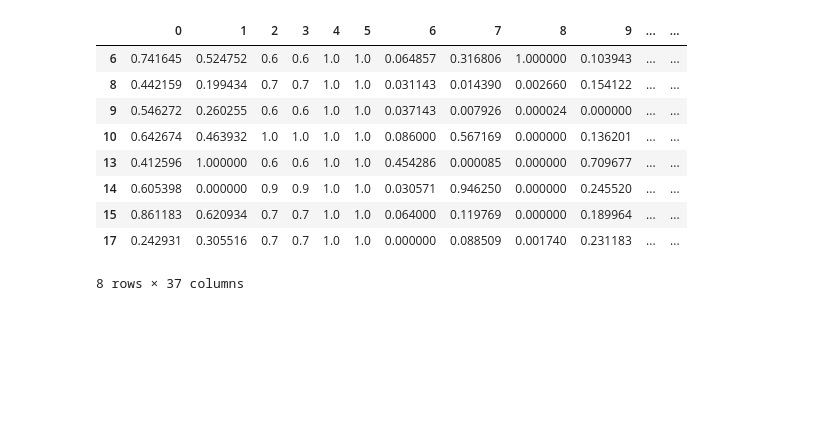
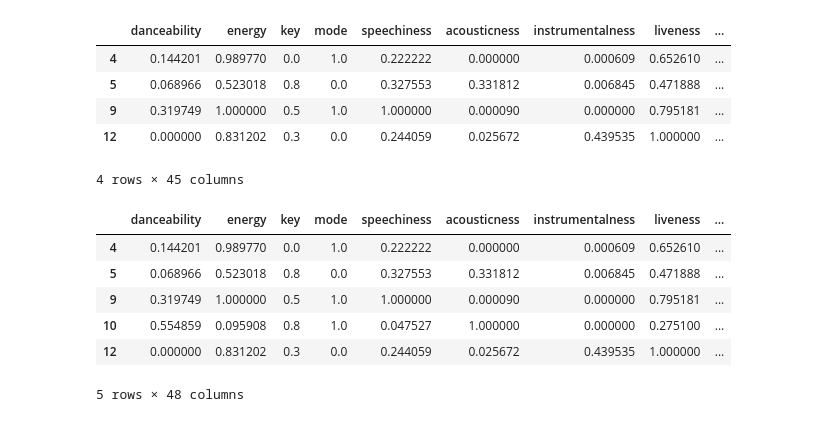
Before and after one commit to sakshijawarani/sys6018-final-project, a Jupyter notebook: gettingdata.ipynb, the cells around one changed output. Cells and saved outputs as stored; diff of their text form; code cells hidden in the pictures; blank space fills up the shorter version.

```diff
--- a/gettingdata.ipynb
+++ b/gettingdata.ipynb
@@ -142,6 +150,6 @@ for lyr in sample.text:
 # %%
 # Naimg the columns in wv to 1-wv_dimension
 req_cols = list(range(wv_dimension))
-wv_df = pd.DataFrame(wv[:1000])[req_cols]
+wv_df = pd.DataFrame(wv)[req_cols]
 wv_df['song'] = sample['song']
 # %%
@@ -157,3 +168,5 @@ df_all = df_all[df_all['trackid'] != 'NA']
+# %%
+df_all.reset_index(inplace=True, drop=True)
 # %%
 # Get a list of column in the consolidated dataframe
 cols = list(df_all.columns)
@@ -179,6 +189,7 @@ x_scaled = min_max_scaler.fit_transform(x)
 df = pd.DataFrame(x_scaled)
 
 # Adding song and artist to the scaled dataframe
+df.columns = cols
 df['song'] = df_all['song']
 df['artist'] = df_all['artist']
 # %%
@@ -201,7 +224,14 @@ cluster.fit_predict(df[dfcols])
 
 df.label=cluster.labels_
 # %%
-df[df.label==0]
+df[df.label==1]
+# %% [output]
+|  | danceability | energy | key | mode | speechiness | acousticness | instrumentalness | liveness | ... |
+| 4 | 0.144201 | 0.989770 | 0.0 | 1.0 | 0.222222 | 0.000000 | 0.000609 | 0.652610 | ... |
+| 5 | 0.068966 | 0.523018 | 0.8 | 0.0 | 0.327553 | 0.331812 | 0.006845 | 0.471888 | ... |
+| 9 | 0.319749 | 1.000000 | 0.5 | 1.0 | 1.000000 | 0.000090 | 0.000000 | 0.795181 | ... |
+| 12 | 0.000000 | 0.831202 | 0.3 | 0.0 | 0.244059 | 0.025672 | 0.439535 | 1.000000 | ... |
+4 rows × 45 columns
 # %%
 # Getting sentiment for the sample
 from vaderSentiment.vaderSentiment import SentimentIntensityAnalyzer
@@ -236,20 +266,17 @@ df_with_sentiment['artist'] = df_all['artist']
 # %%
 from sklearn.cluster import AgglomerativeClustering
 
-cluster = AgglomerativeClustering(n_clusters=5, affinity='euclidean', linkage='ward')
+cluster = AgglomerativeClustering(n_clusters=3, affinity='euclidean', linkage='ward')
 cluster.fit_predict(df_with_sentiment[dfcols + ['positive', 'negative', 'neutral', 'compound']])
 
 df_with_sentiment.label=cluster.labels_
 # %%
-df[df.label==0]
+df_with_sentiment[df_with_sentiment.label==0]
 # %% [output]
-|  | 0 | 1 | 2 | 3 | 4 | 5 | 6 | 7 | 8 | 9 | ... | ... |
-| 6 | 0.741645 | 0.524752 | 0.6 | 0.6 | 1.0 | 1.0 | 0.064857 | 0.316806 | 1.000000 | 0.103943 | ... | ... |
-| 8 | 0.442159 | 0.199434 | 0.7 | 0.7 | 1.0 | 1.0 | 0.031143 | 0.014390 | 0.002660 | 0.154122 | ... | ... |
-| 9 | 0.546272 | 0.260255 | 0.6 | 0.6 | 1.0 | 1.0 | 0.037143 | 0.007926 | 0.000024 | 0.000000 | ... | ... |
-| 10 | 0.642674 | 0.463932 | 1.0 | 1.0 | 1.0 | 1.0 | 0.086000 | 0.567169 | 0.000000 | 0.136201 | ... | ... |
-| 13 | 0.412596 | 1.000000 | 0.6 | 0.6 | 1.0 | 1.0 | 0.454286 | 0.000085 | 0.000000 | 0.709677 | ... | ... |
-| 14 | 0.605398 | 0.000000 | 0.9 | 0.9 | 1.0 | 1.0 | 0.030571 | 0.946250 | 0.000000 | 0.245520 | ... | ... |
-| 15 | 0.861183 | 0.620934 | 0.7 | 0.7 | 1.0 | 1.0 | 0.064000 | 0.119769 | 0.000000 | 0.189964 | ... | ... |
-| 17 | 0.242931 | 0.305516 | 0.7 | 0.7 | 1.0 | 1.0 | 0.000000 | 0.088509 | 0.001740 | 0.231183 | ... | ... |
+|  | danceability | energy | key | mode | speechiness | acousticness | instrumentalness | liveness | ... |
+| 4 | 0.144201 | 0.989770 | 0.0 | 1.0 | 0.222222 | 0.000000 | 0.000609 | 0.652610 | ... |
+| 5 | 0.068966 | 0.523018 | 0.8 | 0.0 | 0.327553 | 0.331812 | 0.006845 | 0.471888 | ... |
+| 9 | 0.319749 | 1.000000 | 0.5 | 1.0 | 1.000000 | 0.000090 | 0.000000 | 0.795181 | ... |
+| 10 | 0.554859 | 0.095908 | 0.8 | 1.0 | 0.047527 | 1.000000 | 0.000000 | 0.275100 | ... |
+| 12 | 0.000000 | 0.831202 | 0.3 | 0.0 | 0.244059 | 0.025672 | 0.439535 | 1.000000 | ... |
-8 rows × 37 columns
+5 rows × 48 columns
```
Also changed, not shown: parts of 22 cells of this notebook, 1 other file.
